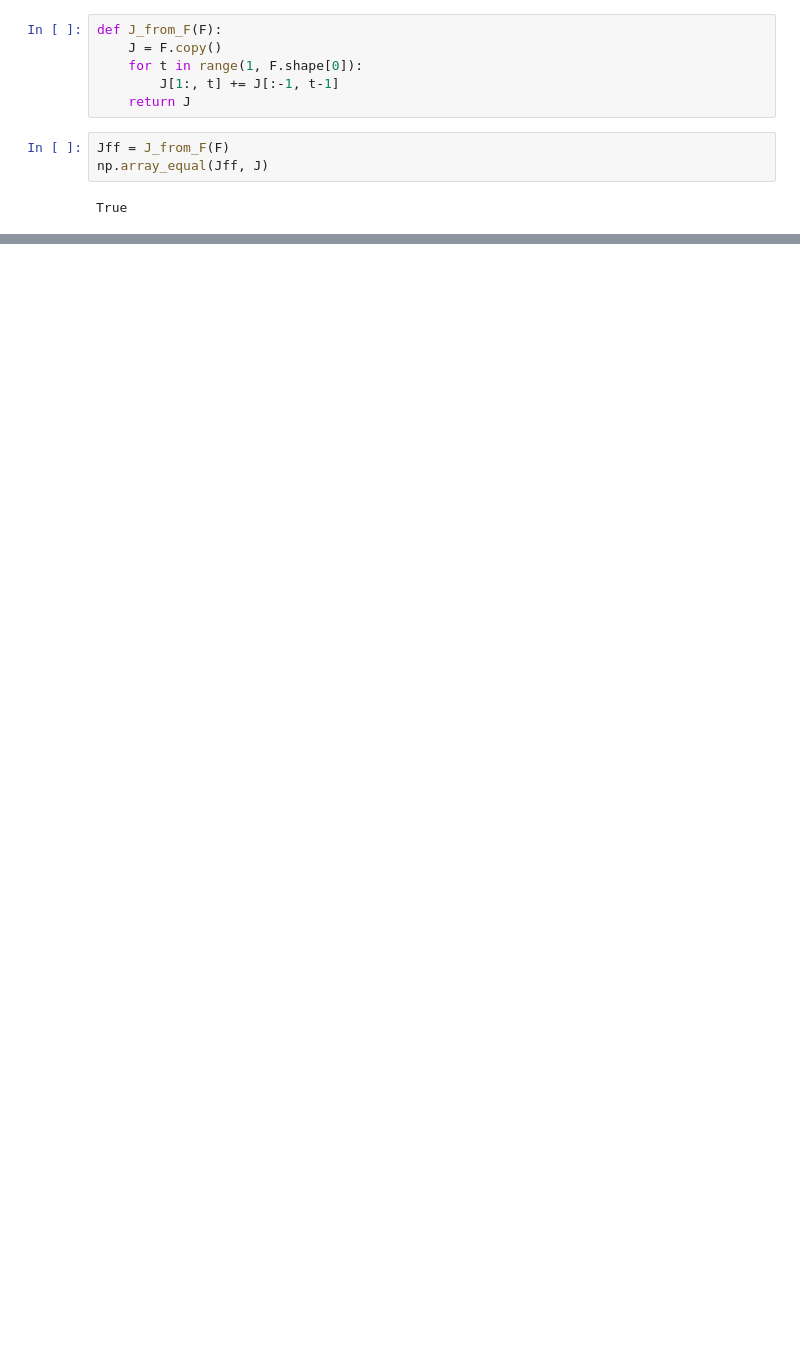
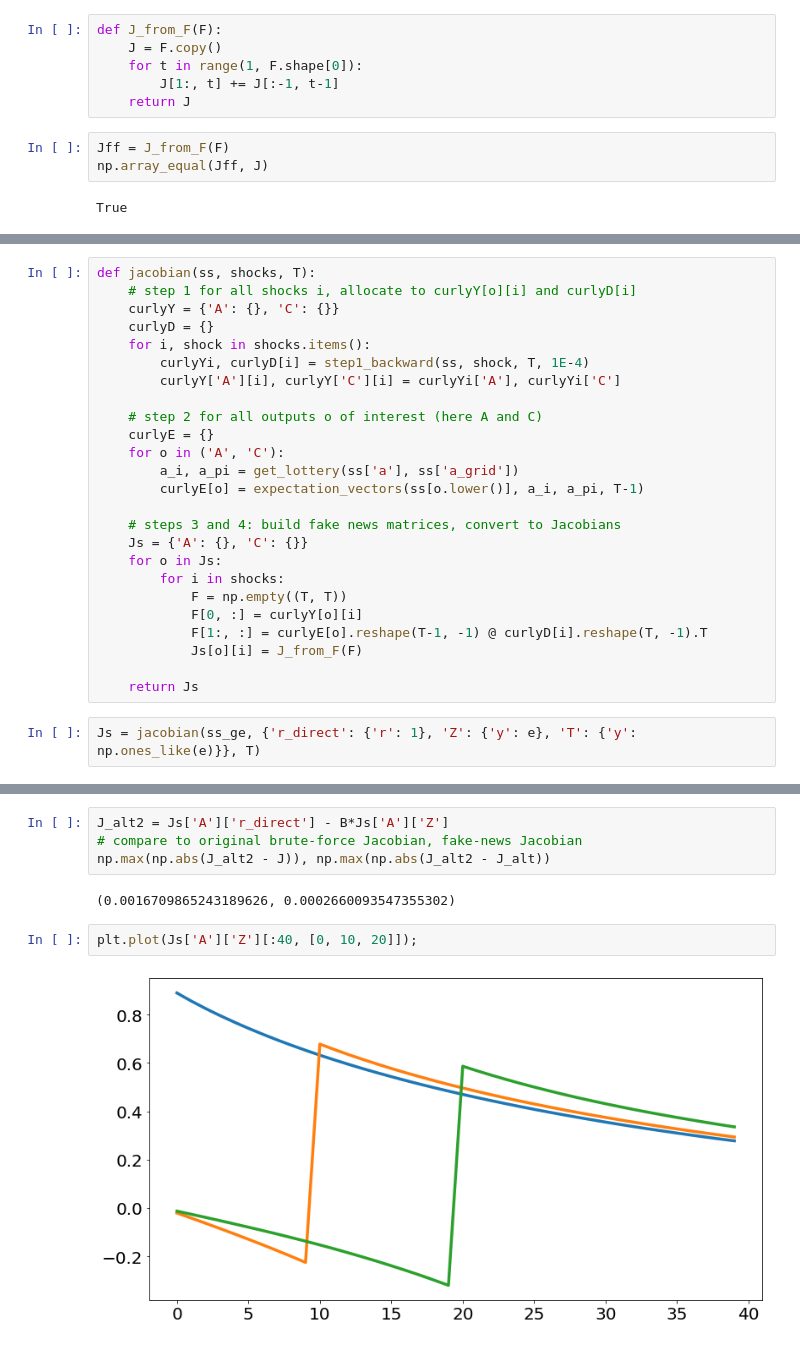
Before and after one commit to thomasmikaelsen/Julia-HANK, a Jupyter notebook: Auclert-Rognlie-Straub/Lecture1Python.ipynb, the cells around one changed output, grey strips where cells are left out. Cells and saved outputs as stored; diff of their text form; blank space fills up the shorter version.

```diff
--- a/Auclert-Rognlie-Straub/Lecture1Python.ipynb
+++ b/Auclert-Rognlie-Straub/Lecture1Python.ipynb
@@ -632,0 +667,27 @@ array([[0.4850996 , 0.95378775, 0.90403595, 0.85945355, 0.818771  ],
+# %%
+def jacobian(ss, shocks, T):
+    # step 1 for all shocks i, allocate to curlyY[o][i] and curlyD[i]
+    curlyY = {'A': {}, 'C': {}}
+    curlyD = {}
+    for i, shock in shocks.items():
+        curlyYi, curlyD[i] = step1_backward(ss, shock, T, 1E-4)
+        curlyY['A'][i], curlyY['C'][i] = curlyYi['A'], curlyYi['C']
+
+    # step 2 for all outputs o of interest (here A and C)
+    curlyE = {}
+    for o in ('A', 'C'):
+        a_i, a_pi = get_lottery(ss['a'], ss['a_grid'])
+        curlyE[o] = expectation_vectors(ss[o.lower()], a_i, a_pi, T-1)
+
+    # steps 3 and 4: build fake news matrices, convert to Jacobians
+    Js = {'A': {}, 'C': {}}
+    for o in Js:
+        for i in shocks:
+            F = np.empty((T, T))
+            F[0, :] = curlyY[o][i]
+            F[1:, :] = curlyE[o].reshape(T-1, -1) @ curlyD[i].reshape(T, -1).T
+            Js[o][i] = J_from_F(F)
+
+    return Js
+# %%
+Js = jacobian(ss_ge, {'r_direct': {'r': 1}, 'Z': {'y': e}, 'T': {'y': np.ones_like(e)}}, T)
@@ -632,0 +702,10 @@ array([[0.4850996 , 0.95378775, 0.90403595, 0.85945355, 0.818771  ],
+# %%
+J_alt2 = Js['A']['r_direct'] - B*Js['A']['Z']
+# compare to original brute-force Jacobian, fake-news Jacobian
+np.max(np.abs(J_alt2 - J)), np.max(np.abs(J_alt2 - J_alt))
+# %% [output]
+(0.0016709865243189626, 0.0002660093547355302)
+# %%
+plt.plot(Js['A']['Z'][:40, [0, 10, 20]]);
+# %% [output]
+[figure, added]
```
Also changed, not shown: parts of 55 cells of this notebook, 3 other files.
